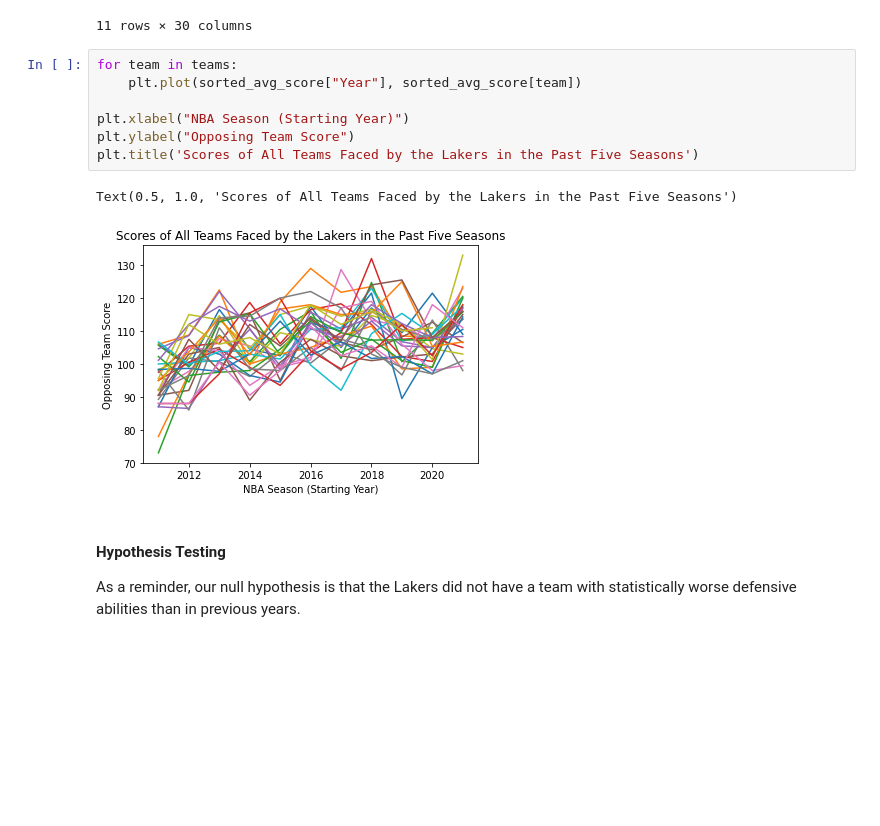
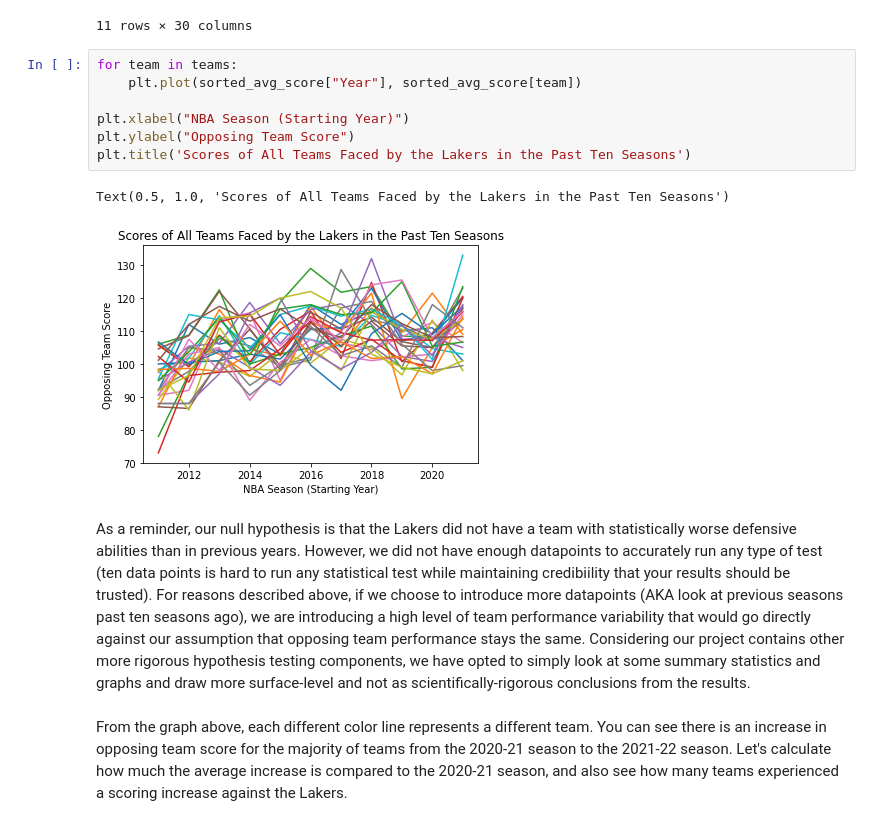
Before and after one commit to andrewyuantw/LakersAnalysis, a Jupyter notebook: Code/Analysis.ipynb, the cells around one changed output. Drawn from its saved outputs; the diff is of its cells as text; blank space fills up the shorter version.

```diff
--- a/Code/Analysis.ipynb
+++ b/Code/Analysis.ipynb
@@ -395,14 +400,14 @@ sorted_avg_score
 # %%
 for team in teams:
     plt.plot(sorted_avg_score["Year"], sorted_avg_score[team])
 
 plt.xlabel("NBA Season (Starting Year)")
 plt.ylabel("Opposing Team Score")
-plt.title('Scores of All Teams Faced by the Lakers in the Past Five Seasons')
+plt.title('Scores of All Teams Faced by the Lakers in the Past Ten Seasons')
 # %% [output]
-Text(0.5, 1.0, 'Scores of All Teams Faced by the Lakers in the Past Five Seasons')
+Text(0.5, 1.0, 'Scores of All Teams Faced by the Lakers in the Past Ten Seasons')
-[figure, old version]
+[figure, new version]
-# %% [markdown]
-#### Hypothesis Testing
-
-As a reminder, our null hypothesis is that the Lakers did not have a team with statistically worse defensive abilities than in previous years.
+# %% [markdown]
+As a reminder, our null hypothesis is that the Lakers did not have a team with statistically worse defensive abilities than in previous years. However, we did not have enough datapoints to accurately run any type of test (ten data points is hard to run any statistical test while maintaining credibiility that your results should be trusted). For reasons described above, if we choose to introduce more datapoints (AKA look at previous seasons past ten seasons ago), we are introducing a high level of team performance variability that would go directly against our assumption that opposing team performance stays the same. Considering our project contains other more rigorous hypothesis testing components, we have opted to simply look at some summary statistics and graphs and draw more surface-level and not as scientifically-rigorous conclusions from the results.
+# %% [markdown]
+From the graph above, each different color line represents a different team. You can see there is an increase in opposing team score for the majority of teams from the 2020-21 season to the 2021-22 season. Let's calculate how much the average increase is compared to the 2020-21 season, and also see how many teams experienced a scoring increase against the Lakers.
```
Also changed, not shown: parts of 66 cells of this notebook, 6 other files.
